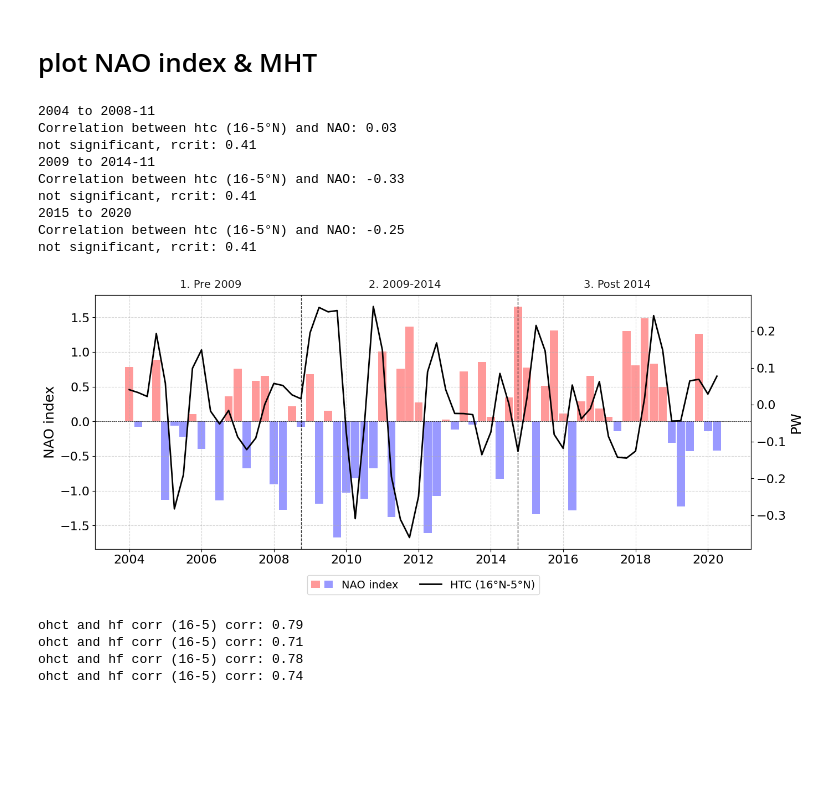
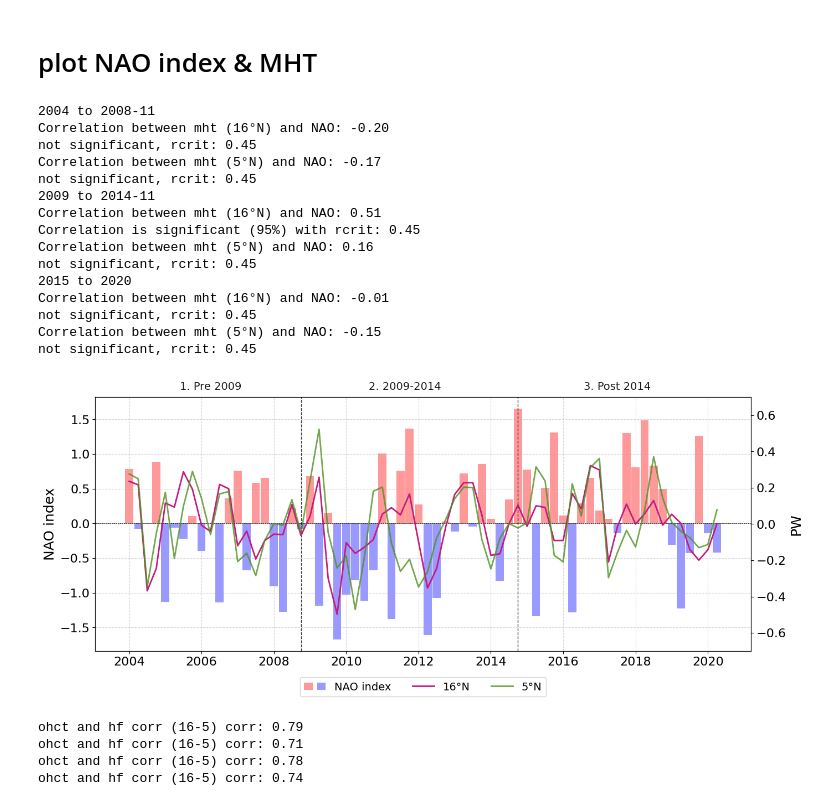
Before and after one commit to lea-dietz/masterthesis, a Jupyter notebook: coding/heatbudget.ipynb, the cells around one changed output. Cells and saved outputs as stored; diff of their text form; code cells hidden in the pictures; blank space fills up the shorter version.

```diff
--- a/coding/heatbudget.ipynb
+++ b/coding/heatbudget.ipynb
@@ -181,11 +184,11 @@ def select_heat_budget_data(detrended=True, anomalies=False):
     if detrended:
         return mht_detrended, htc_detrended, hf_detrended, ohct_detrended, nao_detrended, "detrended"
     elif anomalies:
-        return mht_anom, htc_anom, hf_anom, ohct_anom, nao_quarterly,"anomalies"
+        return mht_anom, htc_anom, hf_anom, ohct_anom, nao_anom, "anomalies"
     else:
-        return mht_mean, htc_mean, hf_mean, ohct_mean, nao_quarterly,"raw"
+        return mht_mean, htc_mean, hf_mean, ohct_mean, nao_anom,"raw"
 # %%
-mht_data, htc_data, hf_data, ohct_data, nao_data, datalabel = select_heat_budget_data(detrended=False)
+mht_data, htc_data, hf_data, ohct_data, nao_data, datalabel = select_heat_budget_data(detrended=False, anomalies=False)
 
 
 mht_16N = mht_data.isel(lat=idx_16)
@@ -285,8 +288,16 @@ for period_name, (t0, t1) in periods.items():
     ## nao:
     nao_p = nao_data.sel(time=slice(t0, t1))
     N_nao_p = len(nao_p.time.values)
+    print("sample size nao: ", N_nao_p)
+    acf_calc_plot(
+        nao_p,
+        N_eff=12,
+        plot=False,
+        title=f"Autocorrelation at nao"
+    )
     # method = "0cross"
-    its_nao, max_lags_nao = integral_time_scale(nao_p, del_t=del_t, method="minimum")
+    its_nao, max_lags_nao = integral_time_scale(nao_p, del_t=del_t, method="0cross")
+    print("its nao: ", its_nao)
 
     N_eff_nao = N_nao_p*del_t/its_nao
 
@@ -841,7 +1054,7 @@ def nao_corr(data,nao, r_crit_data, r_crit_nao, lat_label=None, plot_var="MHT"):
     else:
         print(f"not significant, rcrit: {r_crit:.2f}")
 # %%
-plot_var = "htc"
+plot_var = "mht"
 
 correlation = True
 subtropical = False
@@ -906,8 +1119,9 @@ for period_name, (t0, t1) in sub_periods.items():
     nao_p = nao_quarterly.sel(time=time_slice)
 
 
-    if correlation:
-        if plot_var == "mht":
+
+    if plot_var == "mht":
+        if correlation:
             if subtropical:
                 nao_corr(mht_p_35, nao_p,
                          significance_periods_mht["total"]["r_crit"][35.0],significance_periods_nao["total"]["r_crit"], lat_label="35°N", plot_var=plot_var)
@@ -921,13 +1135,14 @@ for period_name, (t0, t1) in sub_periods.items():
                 nao_corr(mht_p_5, nao_p,
                         significance_periods_mht["total"]["r_crit"][5.0], significance_periods_nao["total"]["r_crit"], lat_label="5°N", plot_var=plot_var)
 
-            period_start = mht_p_16.time.values[0]
-            period_end = mht_p_16.time.values[-1]
+        period_start = mht_p_16.time.values[0]
+        period_end = mht_p_16.time.values[-1]
 
-        else:
+    else:
+        if correlation:
             nao_corr(var_p, nao_p, significance_periods_hf["total"]["r_crit"][6], significance_periods_nao["total"]["r_crit"], lat_label="16-5°N", plot_var=plot_var)
-            period_start = var_p.time.values[0]
-            period_end = var_p.time.values[-1]
+        period_start = var_p.time.values[0]
+        period_end = var_p.time.values[-1]
 
 
     # convert timestamps -> index positions on the integer x-axis
@@ -952,8 +1167,10 @@ ax2 = ax1.twinx()
 
 color_35N = lat_color_map[35.0]
 color_26N = lat_color_map[26.0]
-color_16N = lat_color_map[16.0]
-color_5N  = lat_color_map[5.0]
+# color_16N = lat_color_map[16.0]
+color_16N = "#C51B7D"
+# color_5N  = lat_color_map[5.0]
+color_5N  = "#4D9221"
 
 if plot_var == "mht":
     if subtropical:
@@ -963,7 +1180,7 @@ if plot_var == "mht":
         savelabel = "ST"
     else:
         ax2.plot(x, mht_16N_plot.values, color=color_16N, linewidth=2, linestyle="-", label="16°N", alpha=1)
-        ax2.plot(x, mht_5N_plot.values, color=color_5N, linewidth=2, linestyle="--", label="5°N", alpha=0.8)
+        ax2.plot(x, mht_5N_plot.values, color=color_5N, linewidth=2, linestyle="-", label="5°N", alpha=0.8)
         savelabel = "breaklats"
 else:
     # assuming then its HF or OHTC
@@ -982,42 +1199,48 @@ elif plot_var == "mht":
 # ax2.set_ylim(-0.7, 0.7)
 
 years = pd.to_datetime(nao_quarterly.time.values).year
 tick_idx = np.arange(0, len(x), 8)
 ax1.set_xticks(tick_idx)
 ax1.set_xticklabels(years[tick_idx])
 
-red_patch = Patch(facecolor="red", alpha=0.4)
-blue_patch = Patch(facecolor="blue", alpha=0.4)
+red_patch = mpatches.Patch(facecolor="red", alpha=0.4)
+blue_patch = mpatches.Patch(facecolor="blue", alpha=0.4)
 lines1, labels1 = ax1.get_legend_handles_labels()
 lines2, labels2 = ax2.get_legend_handles_labels()
 
 ax1.legend(
         [(red_patch, blue_patch)] + lines1 + lines2 ,
         ["NAO index"] + labels1 + labels2,
         handler_map={tuple: HandlerTuple(ndivide=None)},
         loc="lower center",
         bbox_to_anchor=(0.5, -0.2),
         ncol=4,
         fontsize=14,
         frameon=True
     )
 plt.tight_layout()
 if SAVING:
     os.makedirs(f"figures/nao/", exist_ok=True)
     plt.savefig(f"figures/nao/{plot_var}_NAO_{datalabel}_{savelabel}.pdf", dpi=300, bbox_inches="tight")
 
 plt.show()
 # %% [output]
 2004 to 2008-11
-Correlation between htc (16-5°N) and NAO: 0.03
-not significant, rcrit: 0.41
+Correlation between mht (16°N) and NAO: -0.20
+not significant, rcrit: 0.45
+Correlation between mht (5°N) and NAO: -0.17
+not significant, rcrit: 0.45
 2009 to 2014-11
-Correlation between htc (16-5°N) and NAO: -0.33
-not significant, rcrit: 0.41
+Correlation between mht (16°N) and NAO: 0.51
+Correlation is significant (95%) with rcrit: 0.45
+Correlation between mht (5°N) and NAO: 0.16
+not significant, rcrit: 0.45
 2015 to 2020
-Correlation between htc (16-5°N) and NAO: -0.25
-not significant, rcrit: 0.41
+Correlation between mht (16°N) and NAO: -0.01
+not significant, rcrit: 0.45
+Correlation between mht (5°N) and NAO: -0.15
+not significant, rcrit: 0.45
-[figure, old version]
+[figure, new version]
 # %%
 
 # fig, ax1 = plt.subplots(figsize=(14, 6))
```
Also changed, not shown: parts of 9 cells of this notebook, 40 other files.
